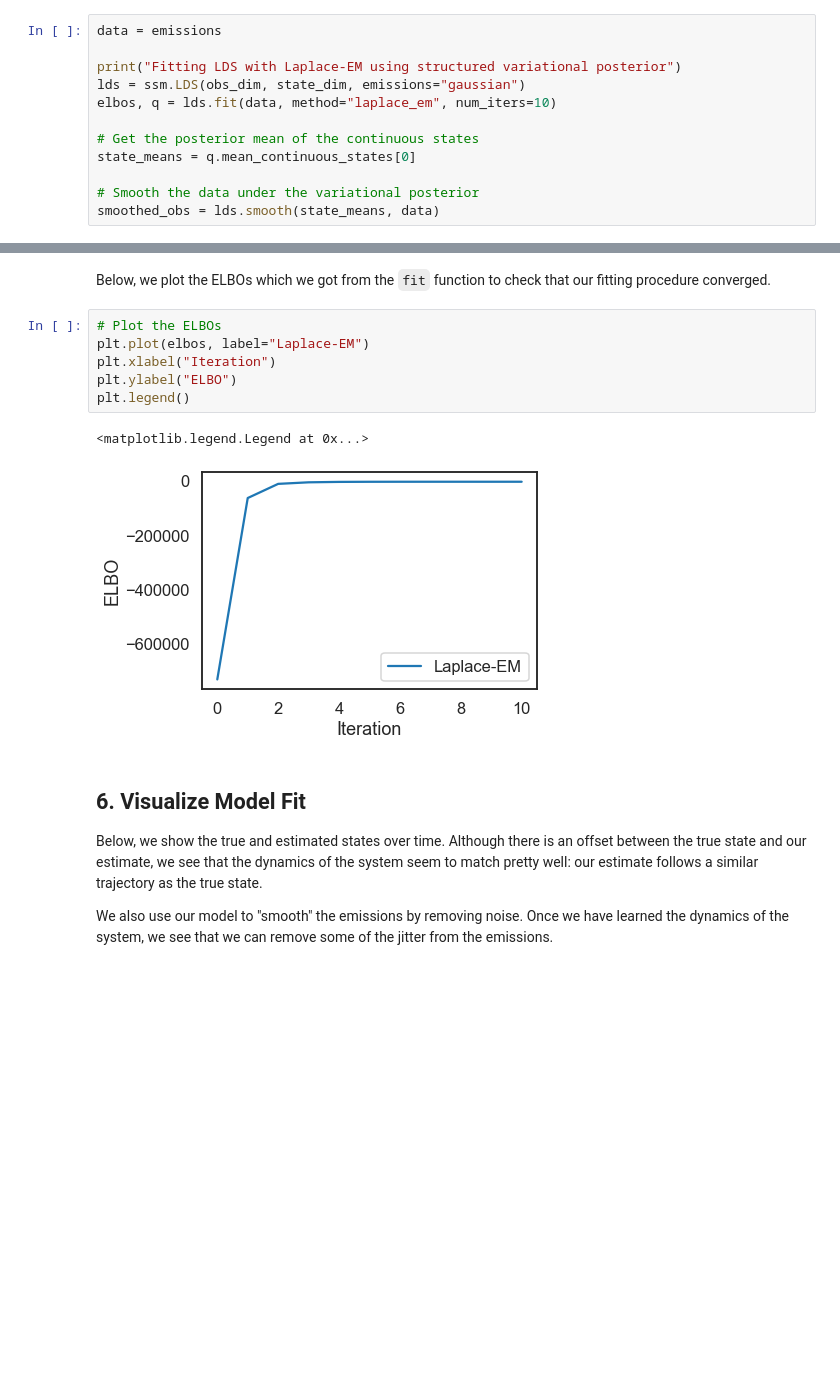
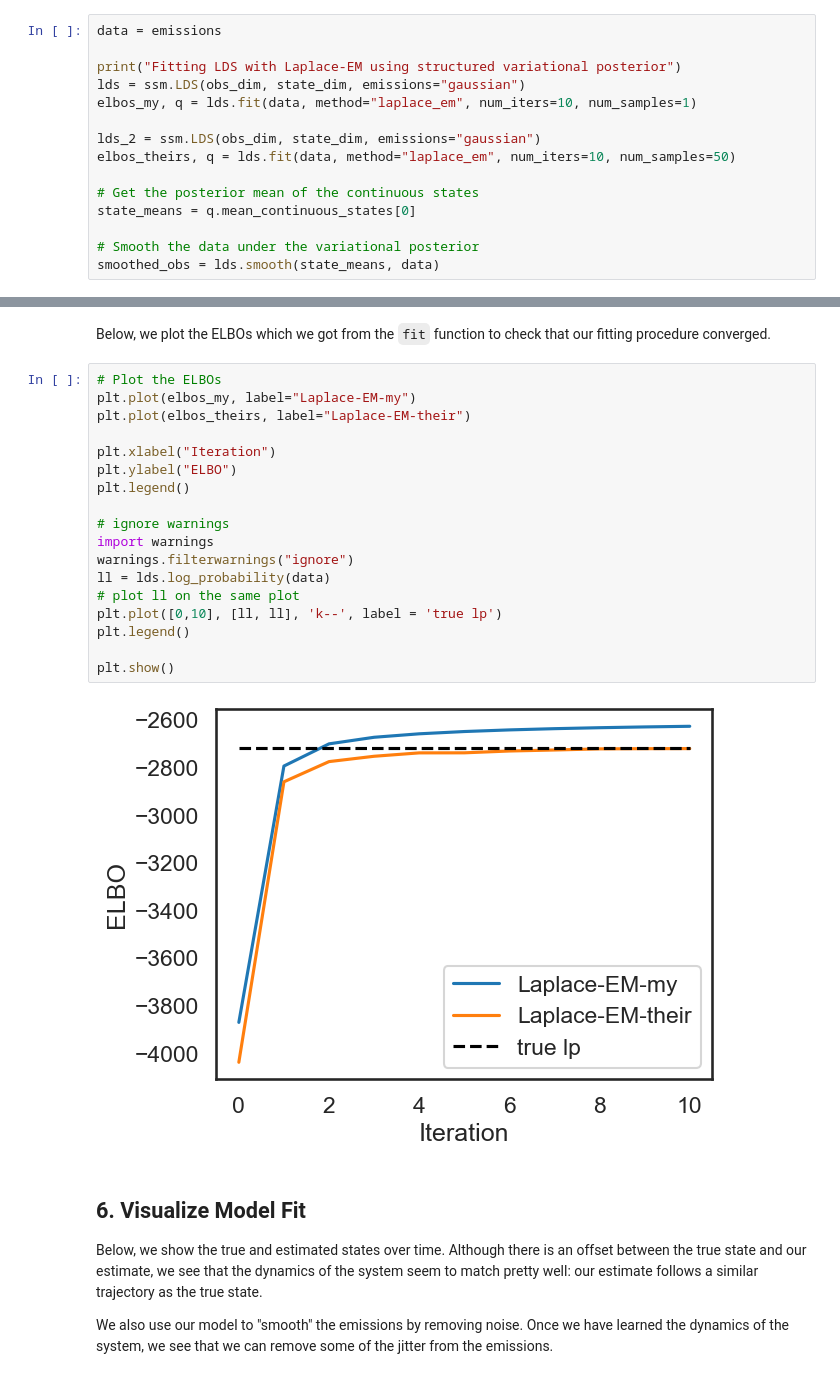
Before and after one commit to 97aditi/ssm, a Jupyter notebook: notebooks/1b-Simple-Linear-Dynamical-System.ipynb, the cells around one changed output, grey strips where cells are left out. Cells and saved outputs as stored; diff of their text form; blank space fills up the shorter version.

```diff
--- a/notebooks/1b-Simple-Linear-Dynamical-System.ipynb
+++ b/notebooks/1b-Simple-Linear-Dynamical-System.ipynb
@@ -245,7 +246,10 @@ data = emissions
 
 print("Fitting LDS with Laplace-EM using structured variational posterior")
 lds = ssm.LDS(obs_dim, state_dim, emissions="gaussian")
-elbos, q = lds.fit(data, method="laplace_em", num_iters=10)
+elbos_my, q = lds.fit(data, method="laplace_em", num_iters=10, num_samples=1)
+
+lds_2 = ssm.LDS(obs_dim, state_dim, emissions="gaussian")
+elbos_theirs, q = lds.fit(data, method="laplace_em", num_iters=10, num_samples=50)
 
 # Get the posterior mean of the continuous states
 state_means = q.mean_continuous_states[0]
@@ -259,13 +264,24 @@ Initializing with an ARHMM using 25 steps of EM.
 Below, we plot the ELBOs which we got from the `fit` function to check that our fitting procedure converged.
 # %%
 # Plot the ELBOs
-plt.plot(elbos, label="Laplace-EM")
+plt.plot(elbos_my, label="Laplace-EM-my")
+plt.plot(elbos_theirs, label="Laplace-EM-their")
+
 plt.xlabel("Iteration")
 plt.ylabel("ELBO")
 plt.legend()
+
+# ignore warnings
+import warnings
+warnings.filterwarnings("ignore")
+ll = lds.log_probability(data)
+# plot ll on the same plot
+plt.plot([0,10], [ll, ll], 'k--', label = 'true lp')
+plt.legend()
+
+plt.show()
 # %% [output]
-<matplotlib.legend.Legend at 0x...>
-[figure, old version]
+[figure, new version]
 # %% [markdown]
 ## 6. Visualize Model Fit
 Below, we show the true and estimated states over time. Although there is an offset between the true state and our estimate, we see that the dynamics of the system seem to match pretty well: our estimate follows a similar trajectory as the true state.
```
Also changed, not shown: parts of 8 cells of this notebook, 4 other files.
